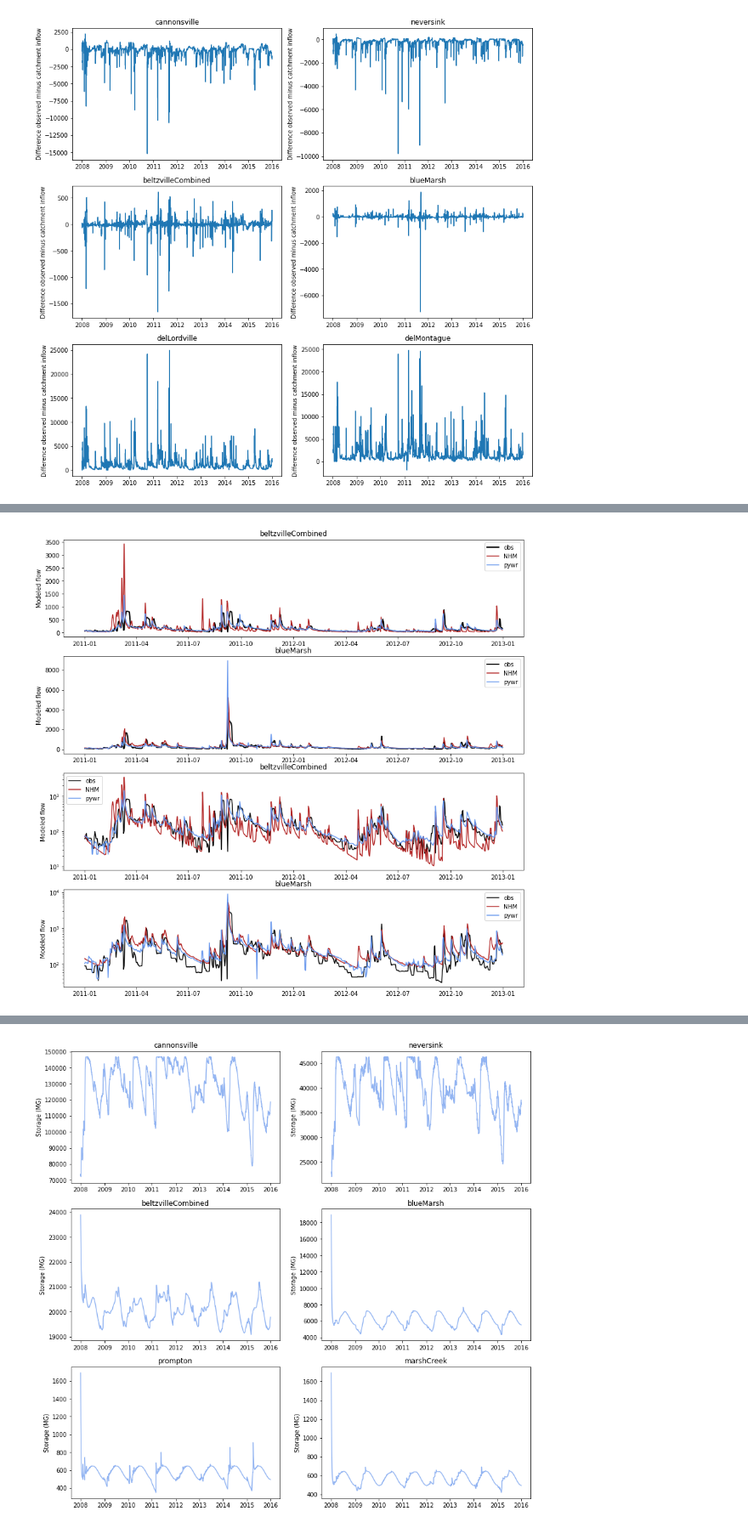
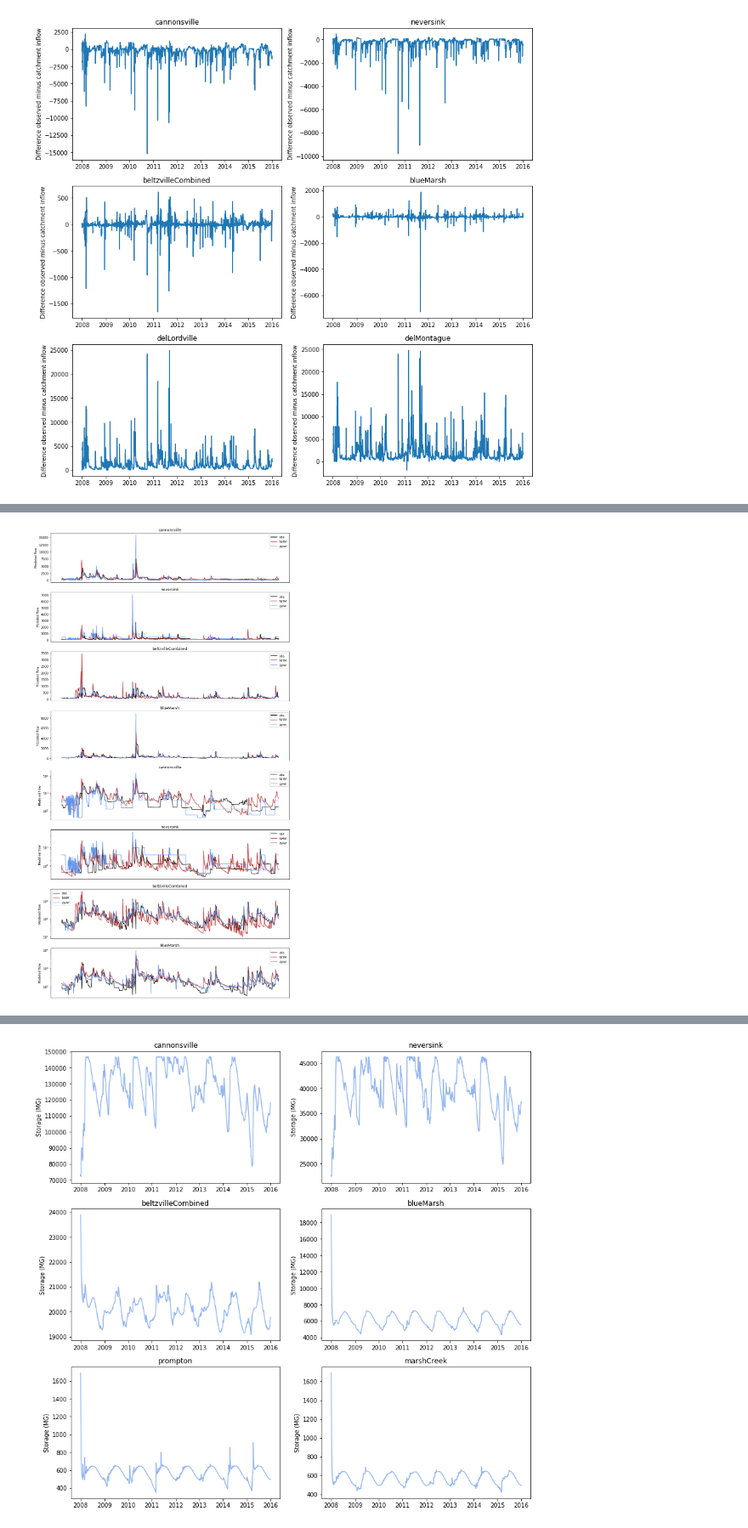
Before and after one commit to Pywr-DRB/Pywr-DRB, a Jupyter notebook: explore_streamflows.ipynb, the cells around one changed output, grey strips where cells are left out. Shown at 85% size. Saved outputs shown, nothing was run; the diff lists cells and outputs as text; code cells hidden in the pictures.

```diff
--- a/explore_streamflows.ipynb
+++ b/explore_streamflows.ipynb
@@ -642,33 +641,35 @@ for i, site in enumerate(sites):
 # %%
 ### compare NHM to observed, and pywr to observed
-fig, axs = plt.subplots(4,figsize=(14,14))
+sites = ['cannonsville', 'neversink', 'beltzvilleCombined', 'blueMarsh']
+fig, axs = plt.subplots(len(sites)*2,figsize=(14,28))
 
-sites = ['beltzvilleCombined', 'blueMarsh']
 start_year = 2011
 end_year = 2012
 for i, site in enumerate(sites):
     ax = axs[i]
     prefix = 'outflow'
     year_bool = np.logical_and(obs_outflow_matched.index.year >= start_year, obs_outflow_matched.index.year <= end_year)
     ax.plot(obs_outflow_matched[site].loc[year_bool], label='obs', alpha=1, lw=2, color='k')
     ax.plot(nhm_matched[site].loc[year_bool], label='NHM', alpha=1, color='firebrick')
     ax.plot(results[f'{prefix}_{site}'].loc[year_bool], label='pywr', alpha=1, color='cornflowerblue')
     ax.legend()
     ax.set_ylabel('Modeled flow')
     ax.set_title(site)
+    ax.set_xticks([])
 for i, site in enumerate(sites):
-    ax = axs[i+2]
+    ax = axs[i+len(sites)]
     prefix = 'outflow'
     year_bool = np.logical_and(obs_outflow_matched.index.year >= start_year, obs_outflow_matched.index.year <= end_year)
     ax.plot(obs_outflow_matched[site].loc[year_bool], label='obs', alpha=1, color='k')
     ax.plot(nhm_matched[site].loc[year_bool], label='NHM', alpha=1, color='firebrick')
     ax.plot(results[f'{prefix}_{site}'].loc[year_bool], label='pywr', alpha=1, color='cornflowerblue')
     ax.semilogy()
     ax.legend()
     ax.set_ylabel('Modeled flow')
     ax.set_title(site)
+    ax.set_xticks([])
 # %% [output]
-[figure, old version]
+[figure, new version]
 # %%
 ### compare NHM to observed, and pywr to observed, log scale
 fig, axs = plt.subplots(3,2,figsize=(14,14))
```
Also changed, not shown: parts of 10 cells of this notebook, 8 other files.
